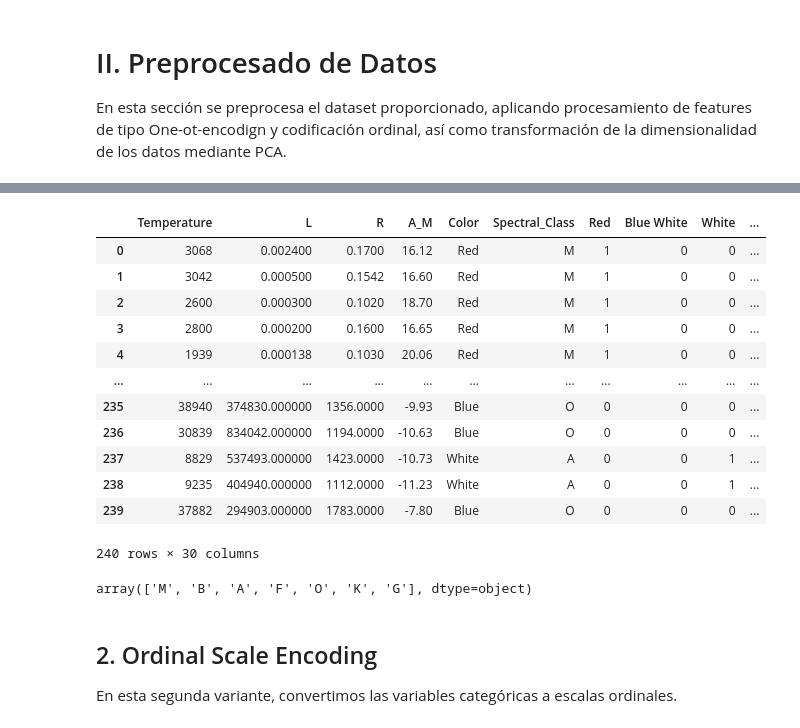
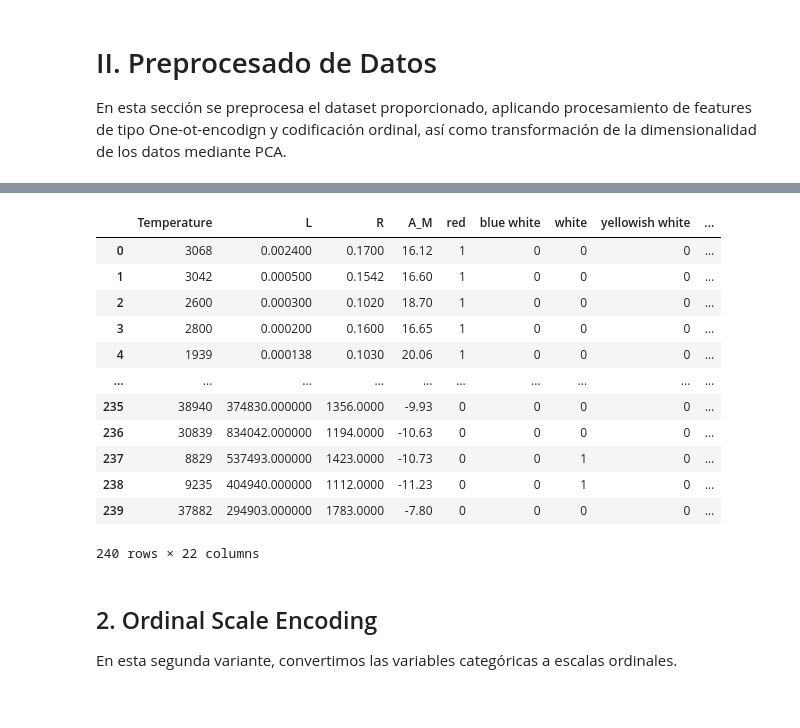
Before and after one commit to mgommez/practica2_ml, a Jupyter notebook: KMeans.ipynb, the cells around one changed output, grey strips where cells are left out. Cells and saved outputs as stored; diff of their text form; code cells hidden in the pictures.

Commit message:
one hot encoding, ordinal scale encoding y preprocesado correspondiente check

```diff
--- a/KMeans.ipynb
+++ b/KMeans.ipynb
@@ -368,0 +359,4 @@ stars.head()
+# %%
+import pandas as pd
+stars = pd.read_csv('Stars2.csv')
+stars.head()
@@ -368,0 +381,3 @@ stars.head()
+# %%
+stars['Color'] = stars['Color'].str.lower()
+stars['Color'].unique()
@@ -369,16 +411,18 @@ stars.head()
 # %%
-stars_1hot= stars.copy()
-#1. One hot encoding de color
+#1. One Hot Encoding de color
 
-for color in stars['Color'].unique():
+for color in stars_1hot['Color'].unique():
     labels= []
     #Iteramos 1 vez por fila
-    for i in stars['Color']:
+    for i in stars_1hot['Color']:
         if i==color:
             labels.append(1)
         else:
             labels.append(0)
     stars_1hot[color]= labels
 
+# se elimina el atributo inicial
+stars_1hot = stars_1hot.drop(columns=["Color"])
+
 stars_1hot
 # %% [output]
@@ -398,35 +442,33 @@ stars_1hot
 # %%
 #2. One hot encoding de Clase espectral
-for spectral in stars['Spectral_Class'].unique():
+for spectral in stars_1hot['Spectral_Class'].unique():
     labels= []
     #Iteramos 1 vez por fila
-    for i in stars['Spectral_Class']:
+    for i in stars_1hot['Spectral_Class']:
         if i==spectral:
             labels.append(1)
         else:
             labels.append(0)
     stars_1hot[spectral]= labels
 
+# se elimina el atributo inicial
+stars_1hot = stars_1hot.drop(columns=["Spectral_Class"])
+
 stars_1hot
 # %% [output]
-|  | Temperature | L | R | A_M | Color | Spectral_Class | Red | Blue White | White | ... |
-| 0 | 3068 | 0.002400 | 0.1700 | 16.12 | Red | M | 1 | 0 | 0 | ... |
-| 1 | 3042 | 0.000500 | 0.1542 | 16.60 | Red | M | 1 | 0 | 0 | ... |
-| 2 | 2600 | 0.000300 | 0.1020 | 18.70 | Red | M | 1 | 0 | 0 | ... |
-| 3 | 2800 | 0.000200 | 0.1600 | 16.65 | Red | M | 1 | 0 | 0 | ... |
-| 4 | 1939 | 0.000138 | 0.1030 | 20.06 | Red | M | 1 | 0 | 0 | ... |
-| ... | ... | ... | ... | ... | ... | ... | ... | ... | ... | ... |
-| 235 | 38940 | 374830.000000 | 1356.0000 | -9.93 | Blue | O | 0 | 0 | 0 | ... |
-| 236 | 30839 | 834042.000000 | 1194.0000 | -10.63 | Blue | O | 0 | 0 | 0 | ... |
-| 237 | 8829 | 537493.000000 | 1423.0000 | -10.73 | White | A | 0 | 0 | 1 | ... |
-| 238 | 9235 | 404940.000000 | 1112.0000 | -11.23 | White | A | 0 | 0 | 1 | ... |
-| 239 | 37882 | 294903.000000 | 1783.0000 | -7.80 | Blue | O | 0 | 0 | 0 | ... |
+|  | Temperature | L | R | A_M | red | blue white | white | yellowish white | ... |
+| 0 | 3068 | 0.002400 | 0.1700 | 16.12 | 1 | 0 | 0 | 0 | ... |
+| 1 | 3042 | 0.000500 | 0.1542 | 16.60 | 1 | 0 | 0 | 0 | ... |
+| 2 | 2600 | 0.000300 | 0.1020 | 18.70 | 1 | 0 | 0 | 0 | ... |
+| 3 | 2800 | 0.000200 | 0.1600 | 16.65 | 1 | 0 | 0 | 0 | ... |
+| 4 | 1939 | 0.000138 | 0.1030 | 20.06 | 1 | 0 | 0 | 0 | ... |
+| ... | ... | ... | ... | ... | ... | ... | ... | ... | ... |
+| 235 | 38940 | 374830.000000 | 1356.0000 | -9.93 | 0 | 0 | 0 | 0 | ... |
+| 236 | 30839 | 834042.000000 | 1194.0000 | -10.63 | 0 | 0 | 0 | 0 | ... |
+| 237 | 8829 | 537493.000000 | 1423.0000 | -10.73 | 0 | 0 | 1 | 0 | ... |
+| 238 | 9235 | 404940.000000 | 1112.0000 | -11.23 | 0 | 0 | 1 | 0 | ... |
+| 239 | 37882 | 294903.000000 | 1783.0000 | -7.80 | 0 | 0 | 0 | 0 | ... |
-240 rows × 30 columns
+240 rows × 22 columns
-# %%
-stars['Color'].unique()
-stars['Spectral_Class'].unique()
-# %% [output]
-array(['M', 'B', 'A', 'F', 'O', 'K', 'G'], dtype=object)
 # %% [markdown]
 ## 2. Ordinal Scale Encoding
 En esta segunda variante, convertimos las variables categóricas a escalas ordinales.
```
Also changed, not shown: parts of 32 cells of this notebook.
